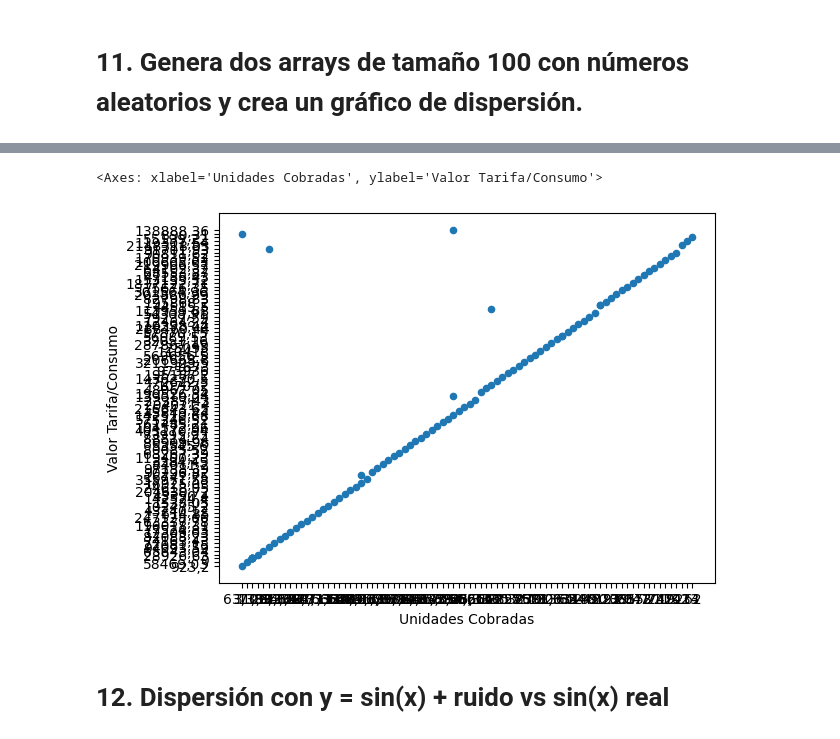
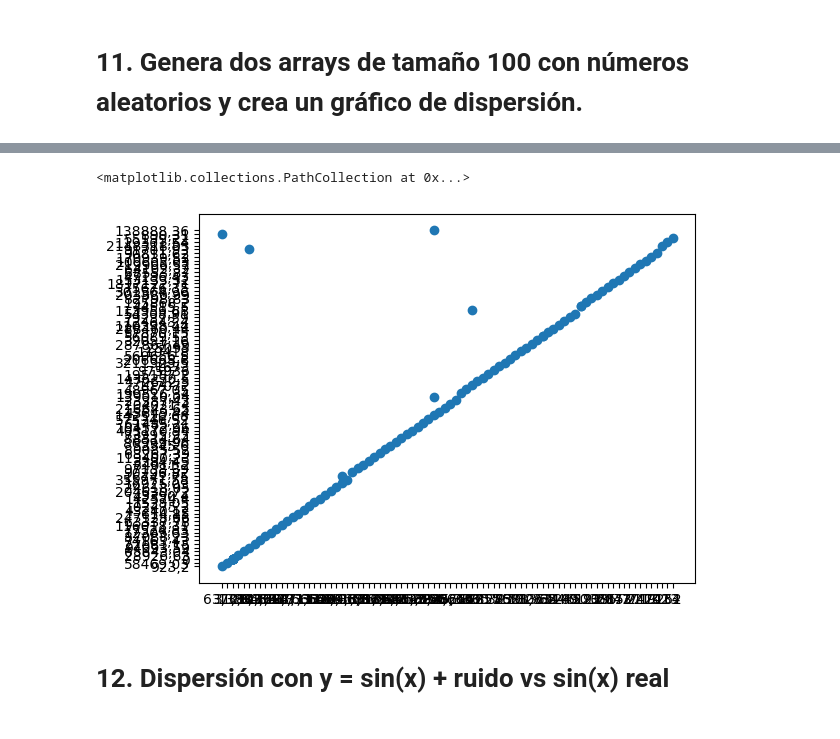
Before and after one commit to Lenis0207/PAD_2025_IIB1, a Jupyter notebook: src/clases_ad/ea2_lenis.ipynb, the cells around one changed output, grey strips where cells are left out. Saved outputs shown, nothing was run; the diff lists cells and outputs as text; code cells hidden in the pictures.

```diff
--- a/src/clases_ad/ea2_lenis.ipynb
+++ b/src/clases_ad/ea2_lenis.ipynb
@@ -225,10 +213,10 @@ print(sub_array)
 # %%
 x = df["Unidades Cobradas"].values
 y = df["Valor Tarifa/Consumo"].values
-df.plot.scatter(x = "Unidades Cobradas",y="Valor Tarifa/Consumo")
+plt.scatter(x, y)
 # %% [output]
-<Axes: xlabel='Unidades Cobradas', ylabel='Valor Tarifa/Consumo'>
+<matplotlib.collections.PathCollection at 0x...>
-[figure, old version]
+[figure, new version]
 # %% [markdown]
 # 12. Dispersión con y = sin(x) + ruido vs sin(x) real
 # %%
```
Also changed, not shown: parts of 5 cells of this notebook.
